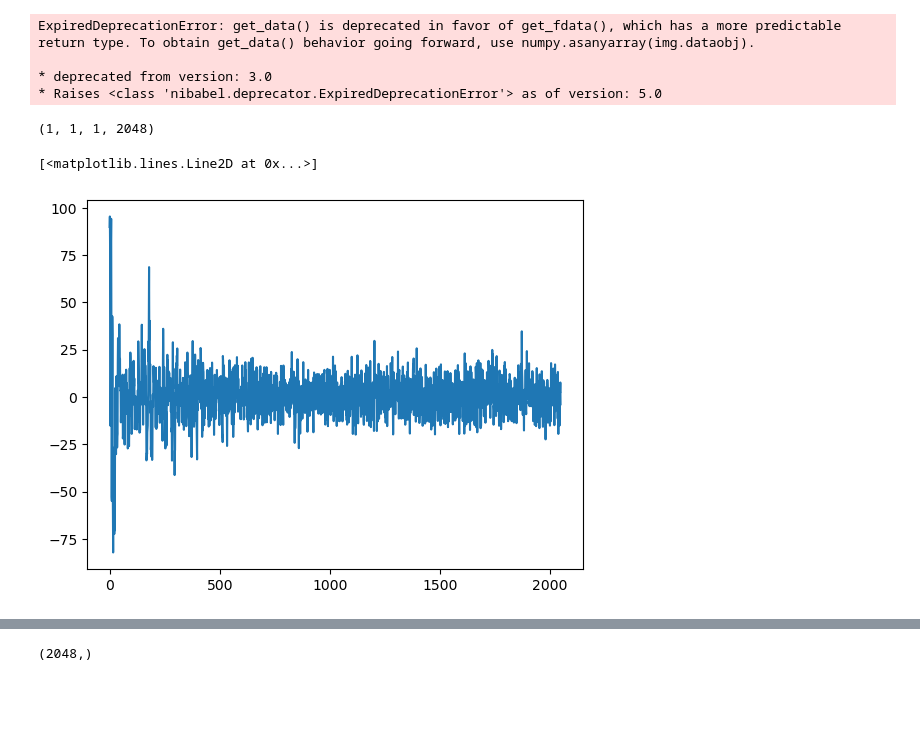
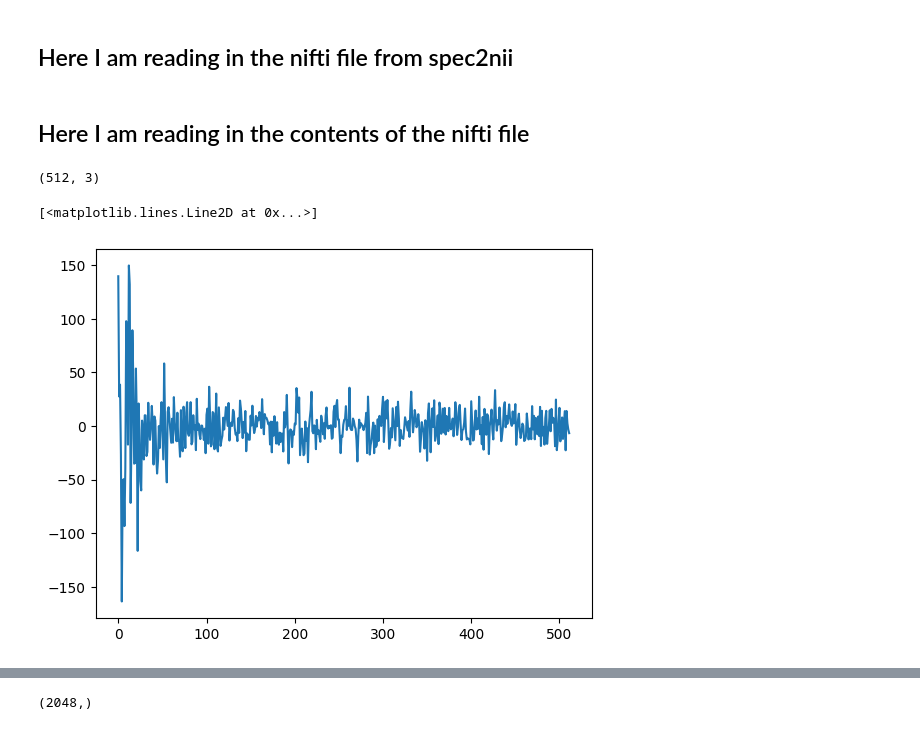
Before and after one commit to dmochow/fus, a Jupyter notebook: code/read_mrs.ipynb, the cells around one changed output, grey strips where cells are left out. Saved outputs shown, nothing was run; the diff lists cells and outputs as text; code cells hidden in the pictures; blank space fills up the shorter version.

Commit message:
read_mrs + spec2nii

```diff
--- a/code/read_mrs.ipynb
+++ b/code/read_mrs.ipynb
@@ -21,24 +14,24 @@ Original error was: dlopen(/Users/jacekdmochowski/miniconda3/envs/tfmetal/lib/py
+# %% [markdown]
+## Here I am reading in the nifti file from spec2nii
 # %%
-import nibabel as nib
-path_to_nii = '/Users/jacekdmochowski/PROJECTS/fus/data/mrs/megapress_te68_run1_PRE.nii.gz'
+#
+path_to_nii = '/Users/jacekdmochowski/PROJECTS/fus/data/mrs_working/mathai_active.nii'
 nii = nib.load(path_to_nii)
+# %% [markdown]
+## Here I am reading in the contents of the nifti file
 # %%
-# get the data
-#data = nii.get_fdata()
-data = nii.get_data()
+# get the data and keep complex numbers
+data = nii.get_fdata(dtype=np.complex64)
-# %% [output]
-ExpiredDeprecationError: get_data() is deprecated in favor of get_fdata(), which has a more predictable return type. To obtain get_data() behavior going forward, use numpy.asanyarray(img.dataobj).
-
-* deprecated from version: 3.0
-* Raises <class 'nibabel.deprecator.ExpiredDeprecationError'> as of version: 5.0
 # %%
+data = np.squeeze(data)
 data.shape
 # %% [output]
-(1, 1, 1, 2048)
+(512, 3)
 # %%
-# plot the spectrum
+# plot power spectrum
 import matplotlib.pyplot as plt
-plt.plot(data[0,0,0,:])
+plt.plot(data[:,2])
+#plt.xlim([0,100])
 # %% [output]
 [<matplotlib.lines.Line2D at 0x...>]
-[figure, old version]
+[figure, new version]
```
Also changed, not shown: parts of 6 cells of this notebook, 2 other files.
